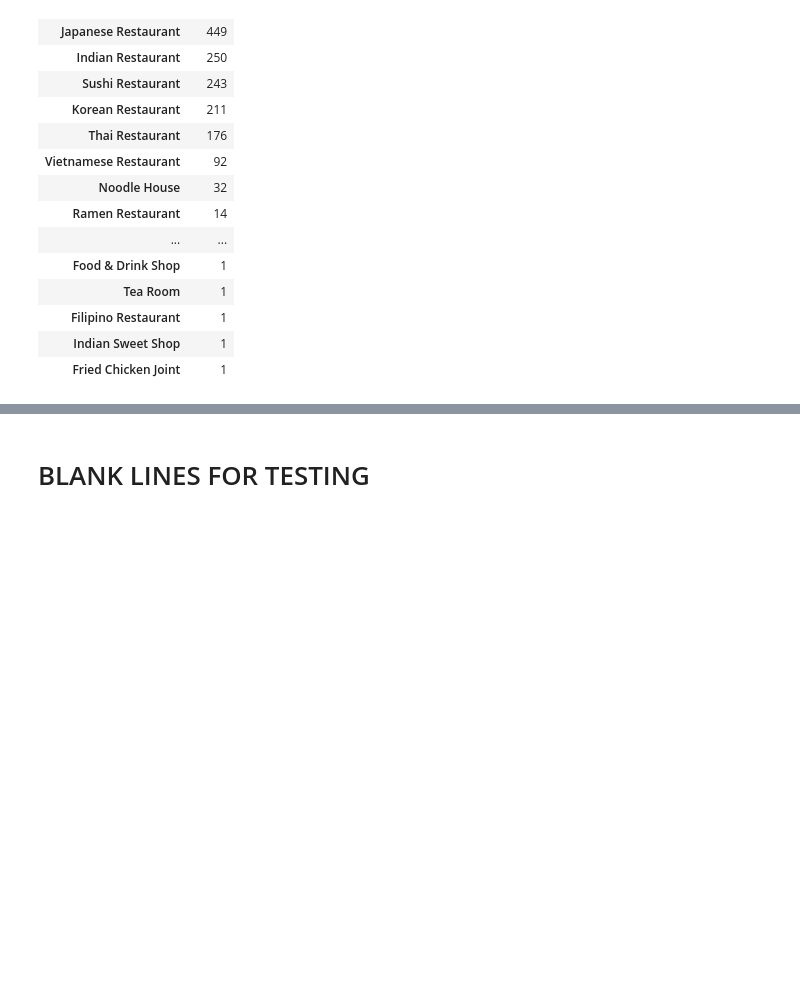
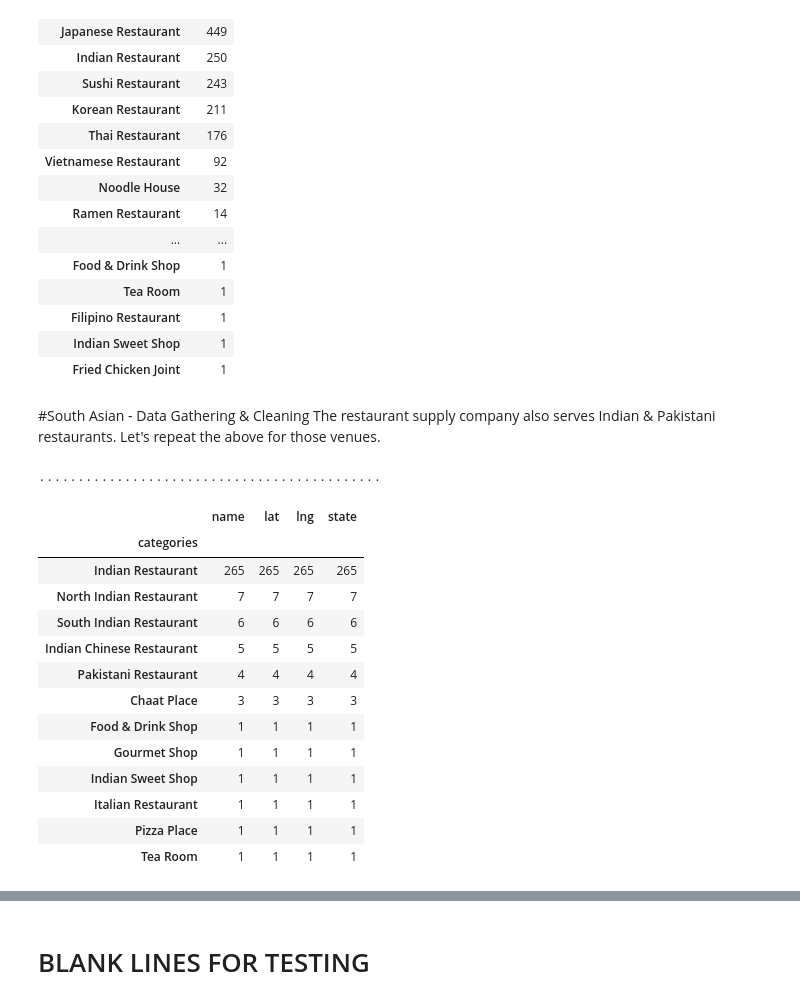
Before and after one commit to JamesDCage/Final-Week-0, a Jupyter notebook: Extracting_Data_from_Foursquare.ipynb, the cells around one changed output, grey strips where cells are left out. Cells and saved outputs as stored; diff of their text form; code cells hidden in the pictures; blank space fills up the shorter version.

```diff
--- a/Extracting_Data_from_Foursquare.ipynb
+++ b/Extracting_Data_from_Foursquare.ipynb
@@ -568,3 +572,78 @@ df_georgia[['categories','name']].groupby('categories').count()\
 | Filipino Restaurant | 1 |
 | Indian Sweet Shop | 1 |
 | Fried Chicken Joint | 1 |
+# %% [markdown]
+#South Asian - Data Gathering & Cleaning
+The restaurant supply company also serves Indian & Pakistani restaurants. Let's repeat the above for those venues.
+# %%
+# Define the southwest and northeast corners of a box around the state of Georgia
+
+fsw = (30.357851, -85.605165)  # Southwest corner, Georgia USA
+fne = (35.000659, -80.839729)  # Northeast corner
+
+# The following venue categories come from Foursquare. Note some
+# categories have sub-categories (for example, "Korean Restaurant" in "Asian").
+restaurant_codes =  ['4bf58dd8d48988d10f941735',   # Indian Restaurant
+                     '52e81612bcbc57f1066b79f8']    # Pakistani Restaurant
+
+# Request the data
+df_venues, query_list = GetVenuesByBox((fsw,fne), restaurant_codes)
+
+# Drop restaurants not in Georgia.
+df_south_asia = df_venues[df_venues['state'].isin(['GA', 'Georgia'])]
+# %% [output]
+............................................
+# %%
+df_south_asia = df_venues[df_venues['state'].isin(['GA', 'Georgia'])]
+# %%
+# Create a list of categories we DON'T want.
+# List generated using this command: sorted(list(set(df_south_asia['categories'])))
+# Categories to KEEP are commented OUT
+
+bad_se = ['Arcade',
+ 'Bar',
+ 'Big Box Store',
+ 'Breakfast Spot',
+ 'Brewery',
+# 'Chaat Place',
+ 'Chinese Restaurant',
+ 'Fast Food Restaurant',
+# 'Food & Drink Shop',
+ 'Food Truck',
+# 'Gourmet Shop',
+ 'Grocery Store',
+ 'Hotel',
+# 'Indian Chinese Restaurant',
+# 'Indian Restaurant',
+# 'Indian Sweet Shop',
+# 'Italian Restaurant',
+ 'Mediterranean Restaurant',
+# 'North Indian Restaurant',
+# 'Pakistani Restaurant',
+# 'Pizza Place',
+ 'Sandwich Place',
+# 'South Indian Restaurant',
+ 'Sports Bar',
+# 'Tea Room',
+ 'Vegetarian / Vegan Restaurant']
+
+# Drop all rows with a category we don't want
+df_south_asia = df_south_asia[~df_south_asia['categories'].isin(bad_se)]
+# %%
+# Let's look at the number of restaurants by category
+df_south_asia.groupby('categories').count().sort_values(by=['name'], ascending=False)
+# %% [output]
+|  | name | lat | lng | state |
+| categories |  |  |  |  |
+| Indian Restaurant | 265 | 265 | 265 | 265 |
+| North Indian Restaurant | 7 | 7 | 7 | 7 |
+| South Indian Restaurant | 6 | 6 | 6 | 6 |
+| Indian Chinese Restaurant | 5 | 5 | 5 | 5 |
+| Pakistani Restaurant | 4 | 4 | 4 | 4 |
+| Chaat Place | 3 | 3 | 3 | 3 |
+| Food & Drink Shop | 1 | 1 | 1 | 1 |
+| Gourmet Shop | 1 | 1 | 1 | 1 |
+| Indian Sweet Shop | 1 | 1 | 1 | 1 |
+| Italian Restaurant | 1 | 1 | 1 | 1 |
+| Pizza Place | 1 | 1 | 1 | 1 |
+| Tea Room | 1 | 1 | 1 | 1 |
```
Also changed, not shown: parts of 12 cells of this notebook, 1 other file.
